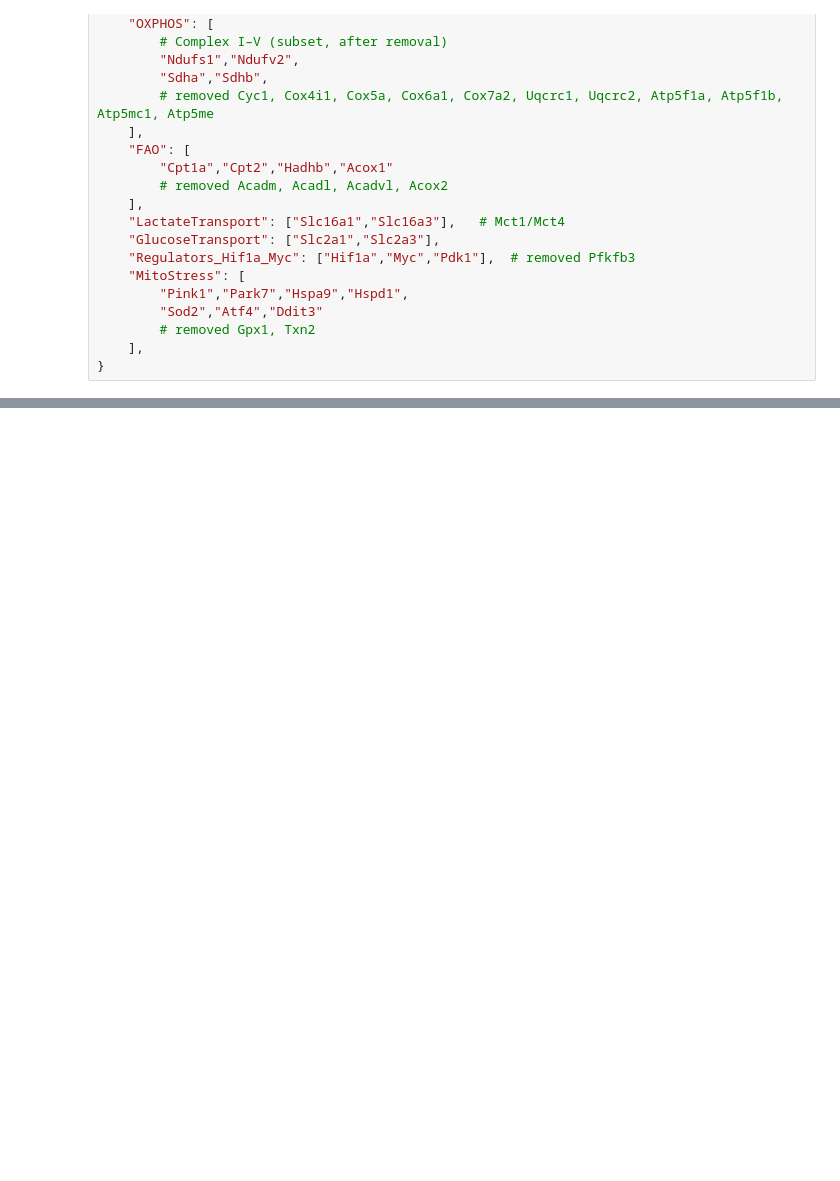
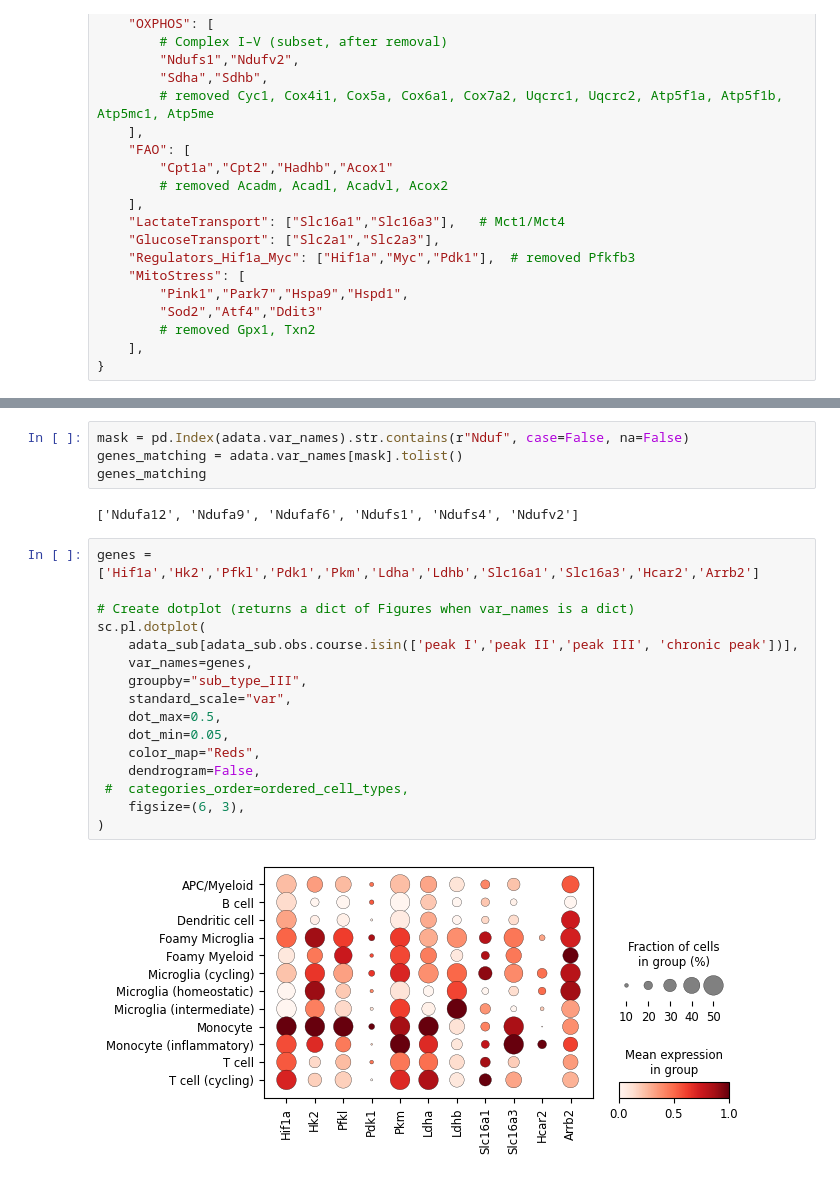
Before and after one commit to christoffermattssonlangseth/MitoMetaoMicS, a Jupyter notebook: notebooks/immune_meta.ipynb, the cells around one changed output, grey strips where cells are left out. Saved outputs shown, nothing was run; the diff lists cells and outputs as text; blank space fills up the shorter version.

```diff
--- a/notebooks/immune_meta.ipynb
+++ b/notebooks/immune_meta.ipynb
@@ -134,0 +150,24 @@ sc.pl.dotplot(
+# %%
+mask = pd.Index(adata.var_names).str.contains(r"Nduf", case=False, na=False)
+genes_matching = adata.var_names[mask].tolist()
+genes_matching
+# %% [output]
+['Ndufa12', 'Ndufa9', 'Ndufaf6', 'Ndufs1', 'Ndufs4', 'Ndufv2']
+# %%
+genes = ['Hif1a','Hk2','Pfkl','Pdk1','Pkm','Ldha','Ldhb','Slc16a1','Slc16a3','Hcar2','Arrb2']
+
+# Create dotplot (returns a dict of Figures when var_names is a dict)
+sc.pl.dotplot(
+    adata_sub[adata_sub.obs.course.isin(['peak I','peak II','peak III', 'chronic peak'])],
+    var_names=genes,
+    groupby="sub_type_III",
+    standard_scale="var",
+    dot_max=0.5,
+    dot_min=0.05,
+    color_map="Reds",
+    dendrogram=False,
+ #  categories_order=ordered_cell_types,
+    figsize=(6, 3),
+)
+# %% [output]
+[figure, added]
```
Also changed, not shown: parts of 15 cells of this notebook, 1 other file.
